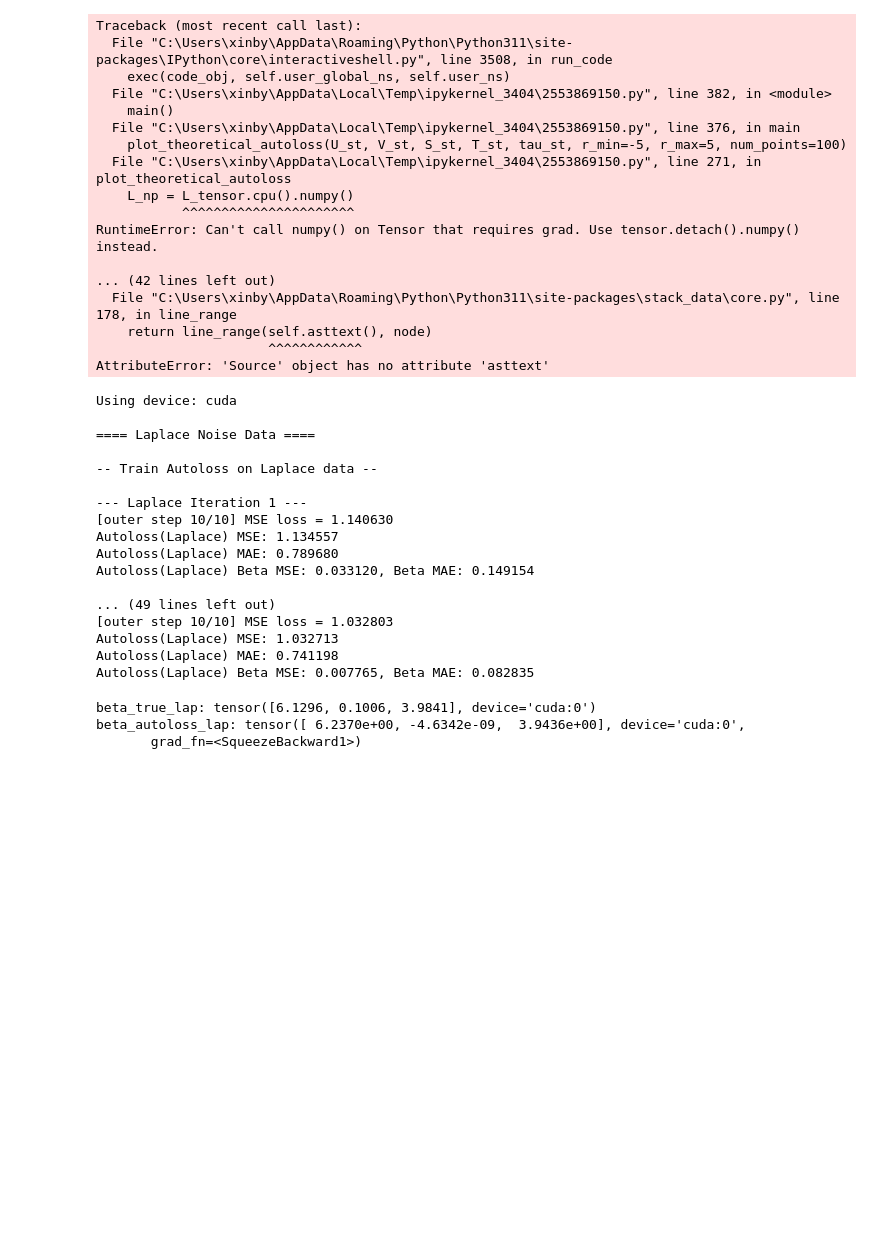
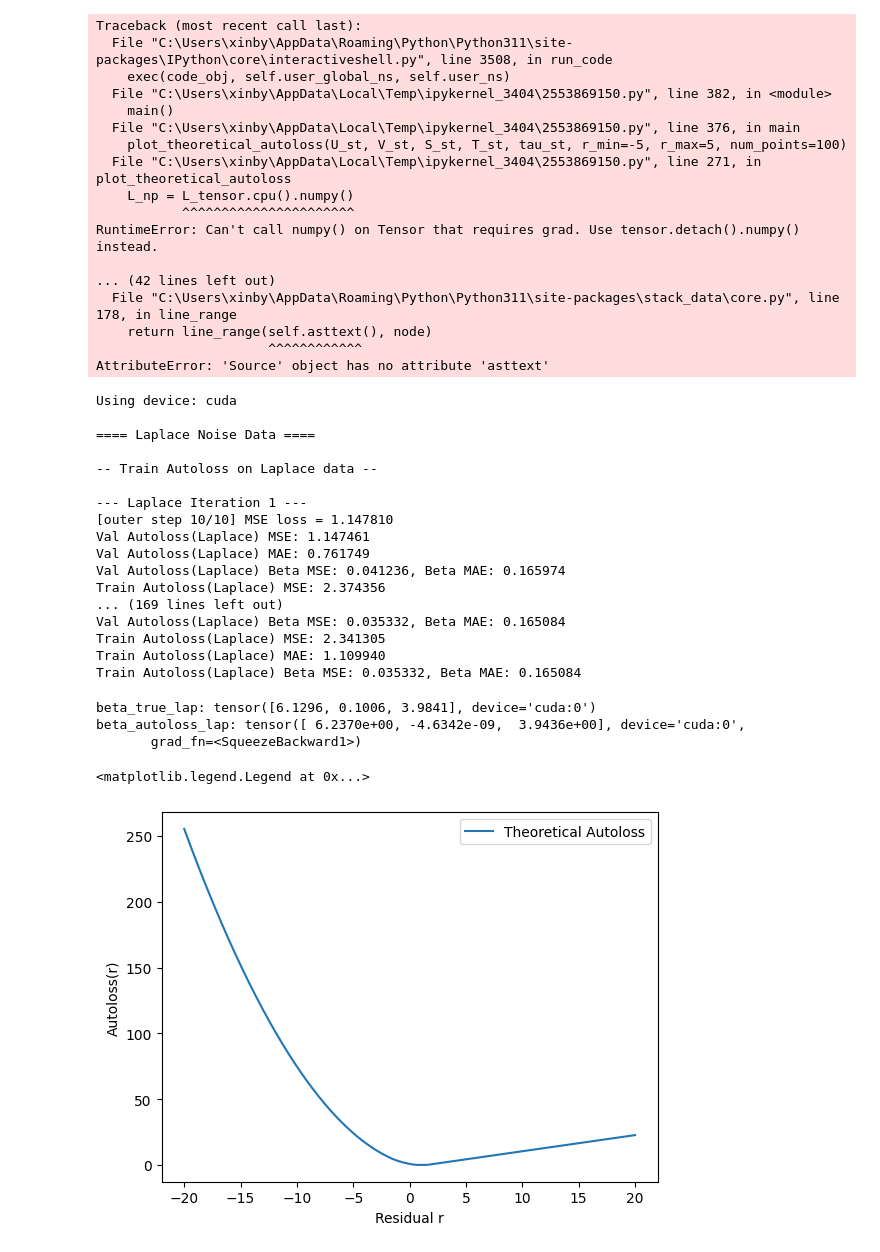
Before and after one commit to By-Xin/Autoloss, a Jupyter notebook: qpth_1.ipynb, the cells around one changed output. Drawn from its saved outputs; the diff is of its cells as text; code cells hidden in the pictures; blank space fills up the shorter version.

Commit message:
update graph

```diff
--- a/qpth_1.ipynb
+++ b/qpth_1.ipynb
@@ -2857,11 +2857,11 @@ def train_hyperparams(X_train, y_train, X_val, y_val, U, V, S, T, tau, lambda_re
 
 # ========== 生成: Laplace
 # 设置超超参数
-n, d = 200, 3
+n, d = 200, 5
 L, H = 2, 2
 lambda_reg = 0.1
 outer_steps = 10
-lr = 1e-1
+lr = 1e-2
 device = torch.device("cuda" if torch.cuda.is_available() else "cpu")
 print("Using device:", device)
 
@@ -2887,7 +2887,7 @@ N_train = 150
 X_lap_train, y_lap_train = X_lap[:N_train], y_lap[:N_train]
 X_lap_val, y_lap_val = X_lap[N_train:], y_lap[N_train:]
 
-for iter in range(10):
+for iter in range(20):
     print(f"\n--- Laplace Iteration {iter+1} ---")
     U_lap, V_lap, S_lap, T_lap, lap_loss_hist = train_hyperparams(
         X_lap_train, y_lap_train, X_lap_val, y_lap_val,
@@ -2908,16 +2908,16 @@ Using device: cuda
 -- Train Autoloss on Laplace data --
 
 --- Laplace Iteration 1 ---
-[outer step 10/10] MSE loss = 1.140630
-Autoloss(Laplace) MSE: 1.134557
-Autoloss(Laplace) MAE: 0.789680
-Autoloss(Laplace) Beta MSE: 0.033120, Beta MAE: 0.149154
-
-... (49 lines left out)
-[outer step 10/10] MSE loss = 1.032803
-Autoloss(Laplace) MSE: 1.032713
-Autoloss(Laplace) MAE: 0.741198
-Autoloss(Laplace) Beta MSE: 0.007765, Beta MAE: 0.082835
+[outer step 10/10] MSE loss = 1.147810
+Val Autoloss(Laplace) MSE: 1.147461
+Val Autoloss(Laplace) MAE: 0.761749
+Val Autoloss(Laplace) Beta MSE: 0.041236, Beta MAE: 0.165974
+Train Autoloss(Laplace) MSE: 2.374356
+... (169 lines left out)
+Val Autoloss(Laplace) Beta MSE: 0.035332, Beta MAE: 0.165084
+Train Autoloss(Laplace) MSE: 2.341305
+Train Autoloss(Laplace) MAE: 1.109940
+Train Autoloss(Laplace) Beta MSE: 0.035332, Beta MAE: 0.165084
 # %%
 print(f"beta_true_lap: {beta_true_lap}")
 print(f"beta_autoloss_lap: {beta_autoloss_lap}")
@@ -2929,0 +2928,11 @@ b
+# %%
+# plot the autoloss function
+x = torch.linspace(-20, 20, 1000, device=device)
+y = theoretical_autoloss(x, U_lap, V_lap, S_lap, T_lap, tau_lap)
+plt.plot(x.cpu().detach().numpy(), y.cpu().detach().numpy(), label="Theoretical Autoloss")
+plt.xlabel("Residual r")
+plt.ylabel("Autoloss(r)")
+plt.legend()
+# %% [output]
+<matplotlib.legend.Legend at 0x...>
+[figure, added]
```
Also changed, not shown: parts of 1 cell of this notebook.
